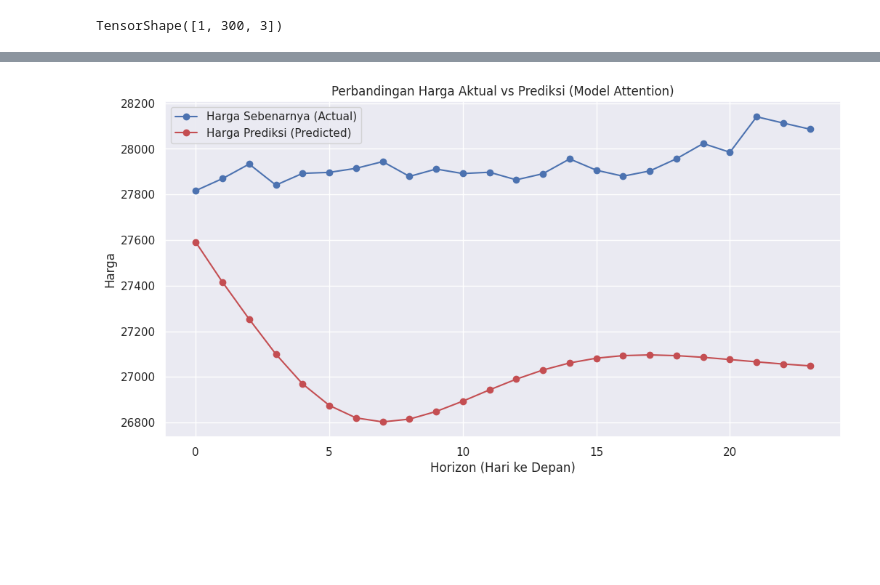
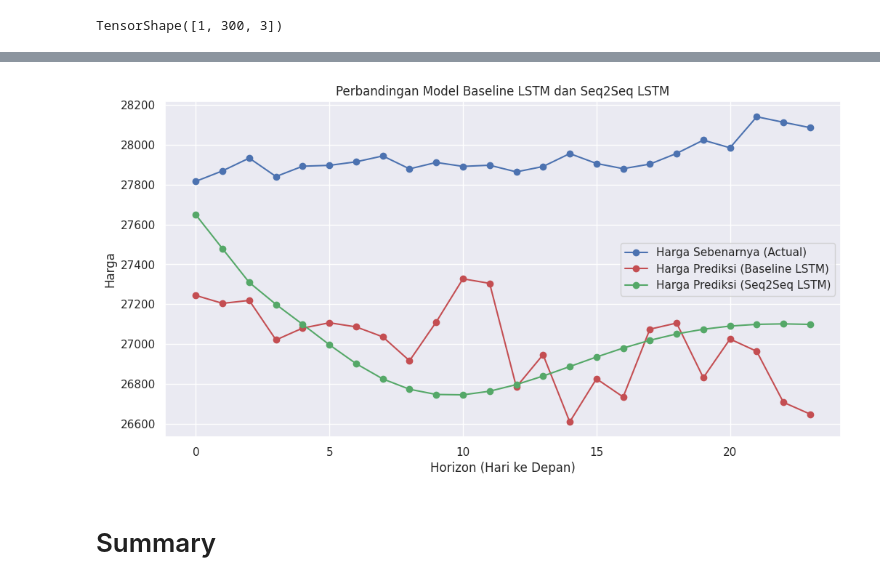
Before and after one commit to hendrimardani/timeseries_seq2seqlstm_custom_model, a Jupyter notebook: TimeSeries_Seq2SeqLSTM_Custom_Model.ipynb, the cells around one changed output, grey strips where cells are left out. Drawn from its saved outputs; the diff is of its cells as text; code cells hidden in the pictures; blank space fills up the shorter version.

Commit message:
Kaggle Notebook | TimeSeries_Seq2SeqLSTM_Custom_Model | Version 1

```diff
--- a/TimeSeries_Seq2SeqLSTM_Custom_Model.ipynb
+++ b/TimeSeries_Seq2SeqLSTM_Custom_Model.ipynb
@@ -609,10 +624,8 @@ print(f"Min value : {min_price_feature}, Max value : {max_price_feature}")
 # %% [output]
 Min value : 3172.05, Max value : 68633.69
 # %%
-# Denormalisasi data
+# Denormalisasi data prediksi
 predicted_price_scaled = model_lstm_baseline.predict(test_ds_multi)
-predicted_price_ori = predicted_price_scaled * (max_price_feature - min_price_feature) + min_price_feature
-# Data terakhir tidak diambil karena pada saat pelatihan data pertama tidak terambil dikarenakan window size + horizon
-predicted_price = predicted_price_ori[:-1]
-predicted_price
+predicted_price_baseline_lstm = predicted_price_scaled * (max_price_feature - min_price_feature) + min_price_feature
+predicted_price_baseline_lstm
 # %% [output]
@@ -640,5 +646,5 @@ predicted_price.shape
 # %%
-# Ambil data target price
-predicted_price = predicted_price[:, 0]
-predicted_price.shape
+# Ambil data target price dengan horizon
+predicted_price_baseline_lstm = predicted_price_baseline_lstm[0, :]
+predicted_price_baseline_lstm
 # %% [output]
@@ -650,0 +673,5 @@ array([27531.28, 27593.34, 27589.64, ..., 28604.09, 28649.65, 28713.71])
+# %%
+for (encoder_in, decoder_in), decoder_target in test_ds_multi.take(11):
+    sample_encoder_input = encoder_in[0:1] # Ambil 1 sampel, shape: (1, 300, 3)
+    sample_decoder_target = decoder_target[0] # Target sebenarnya, shape: (24, 1)
+sample_decoder_target
@@ -1143,7 +1209,7 @@ num_features = dummy_encoder_input.shape[-1]
 # Ambil satu batch dari data uji untuk demonstrasi
 for (encoder_in, decoder_in), decoder_target in test_ds_multi.take(11):
     sample_encoder_input = encoder_in[0:1] # Ambil 1 sampel, shape: (1, 300, 3)
-    sample_decoder_target = decoder_target[0] # Target sebenarnya, shape: (5, 1)
+    sample_decoder_target = decoder_target[0] # Target sebenarnya, shape: (24, 1)
 
 # Lakukan prediksi
 predicted_sequence_scaled = predict_sequence_attention(
@@ -1154,7 +1220,7 @@ predicted_sequence_scaled = predict_sequence_attention(
 # Untuk prediksi
 dummy_array_pred = np.zeros((len(predicted_sequence_scaled), num_features))
 dummy_array_pred[:, 0] = predicted_sequence_scaled
-predicted_price = scaler.inverse_transform(dummy_array_pred)[:, 0]
+predicted_price_seq2seqlstm = scaler.inverse_transform(dummy_array_pred)[:, 0]
 
 # Untuk data aktual
 dummy_array_actual = np.zeros((len(sample_decoder_target), num_features))
@@ -1164,7 +1230,9 @@ actual_price = scaler.inverse_transform(dummy_array_actual)[:, 0]
 pd.DataFrame({
     "Jam Ke": df.index.hour[:HORIZON],
     "Data Aktual": actual_price.flatten(),
-    "Hasil Prediksi": predicted_price.flatten(),
-    "Selisih": actual_price.flatten() - predicted_price.flatten()
+    "Hasil Prediksi Baseline LSTM": predicted_price_baseline_lstm,
+    "Selisih": actual_price - predicted_price_baseline_lstm,
+    "Hasil Prediksi": predicted_price_seq2seqlstm.flatten(),
+    "Selisih Seq2seq LSTM": actual_price.flatten() - predicted_price_seq2seqlstm.flatten()
 })
 # %% [output]
@@ -1189,13 +1257,16 @@ pd.DataFrame({
 # %%
 # Visualisasi Hasil
 plt.figure(figsize=(12, 6))
 plt.plot(actual_price, 'bo-', label='Harga Sebenarnya (Actual)')
-plt.plot(predicted_price, 'ro-', label='Harga Prediksi (Predicted)')
-plt.title('Perbandingan Harga Aktual vs Prediksi (Model Attention)')
+plt.plot(predicted_price_baseline_lstm, 'ro-', label='Harga Prediksi (Baseline LSTM)')
+plt.plot(predicted_price_seq2seqlstm, 'go-', label='Harga Prediksi (Seq2Seq LSTM)')
+plt.title('Perbandingan Model Baseline LSTM dan Seq2Seq LSTM')
 plt.ylabel('Harga')
 plt.xlabel('Horizon (Hari ke Depan)')
 plt.legend()
 plt.grid(True)
 plt.show()
 # %% [output]
-[figure, old version]
+[figure, new version]
+# %% [markdown]
+# Summary
```
Also changed, not shown: parts of 20 cells of this notebook.
